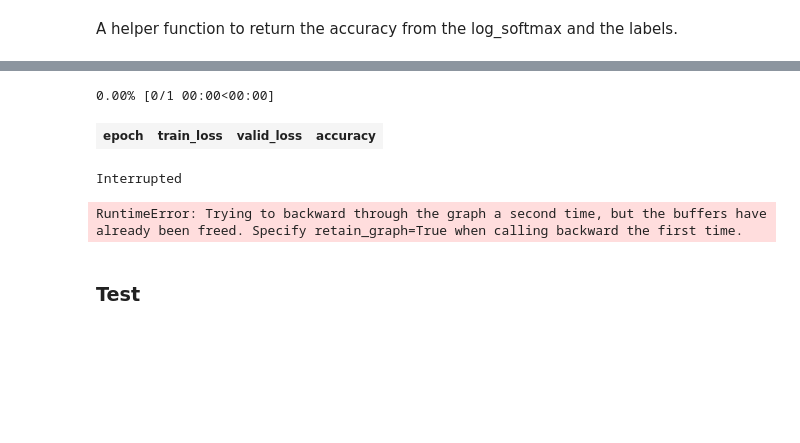
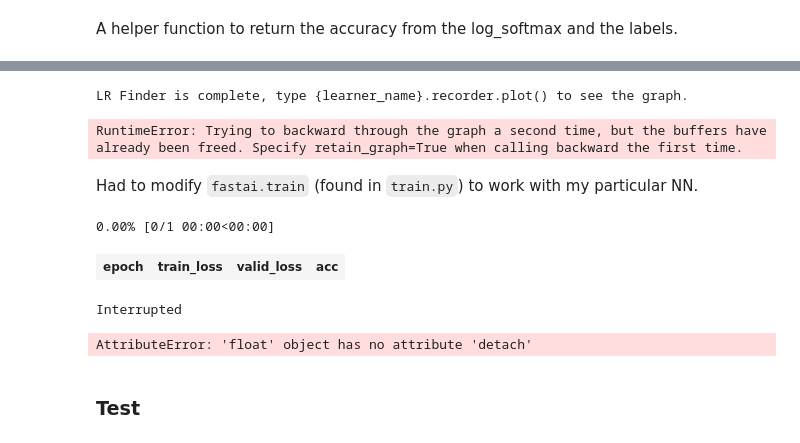
Before and after one commit to jbremz/attentive-music, a Jupyter notebook: Attentive Music.ipynb, the cells around one changed output, grey strips where cells are left out. Drawn from its saved outputs; the diff is of its cells as text; code cells hidden in the pictures; blank space fills up the shorter version.

Commit message:
fastai mod

```diff
--- a/Attentive Music.ipynb
+++ b/Attentive Music.ipynb
@@ -253,14 +283,21 @@ data = DataBunch(tr_loader, val_loader)
 # %%
 model = LSTMTagger(embedding_dim=50,hidden_dim=128,vocab_size=len(note_to_int), num_layers=8, batch_size=32).cuda()
 # %%
-learn = Learner(data, model, metrics=[accuracy])
+learn = Learner(data, model, metrics=[acc])
+# %%
+learn.lr_find()
+# %% [output]
+LR Finder is complete, type {learner_name}.recorder.plot() to see the graph.
+RuntimeError: Trying to backward through the graph a second time, but the buffers have already been freed. Specify retain_graph=True when calling backward the first time.
+# %% [markdown]
+Had to modify `fastai.train` (found in `train.py`) to work with my particular NN.
 # %%
-learn.fit_one_cycle(1)
+learn.fit(1)
 # %% [output]
 0.00% [0/1 00:00<00:00]
-| epoch | train_loss | valid_loss | accuracy |
+| epoch | train_loss | valid_loss | acc |
 Interrupted
-RuntimeError: Trying to backward through the graph a second time, but the buffers have already been freed. Specify retain_graph=True when calling backward the first time.
+AttributeError: 'float' object has no attribute 'detach'
 # %%
 torch.save(model.state_dict(), 'models/lstm_model')
 # %%
```
Also changed, not shown: parts of 8 cells of this notebook, 1 other file.
